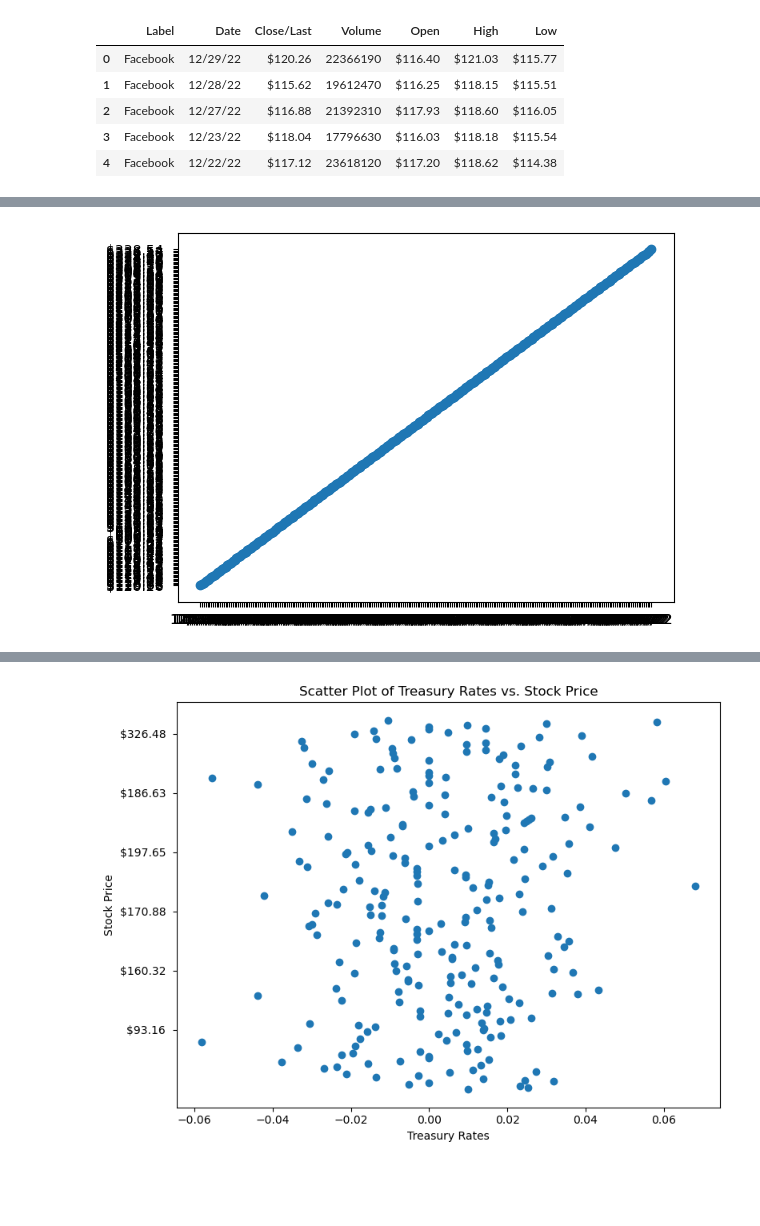
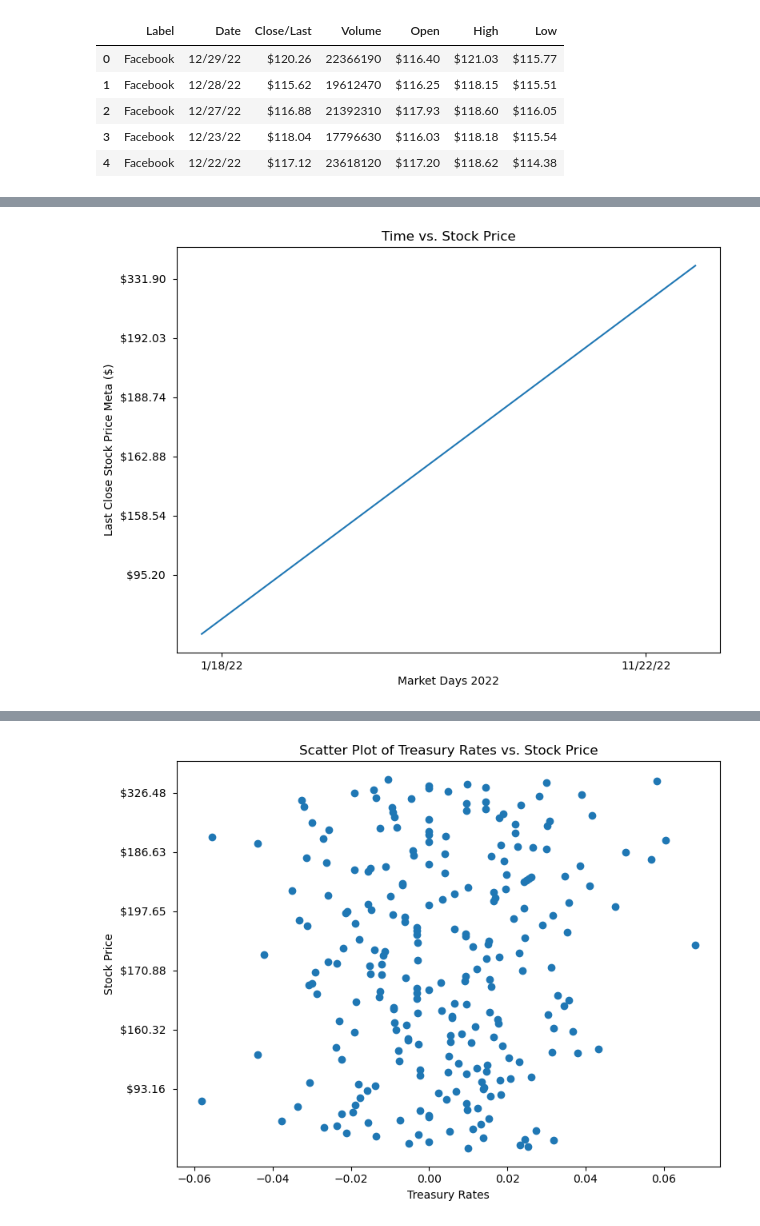
Before and after one commit to Marlon6598/NASDAQ-Project, a Jupyter notebook: MainFinGrab.ipynb, the cells around one changed output, grey strips where cells are left out. Saved outputs shown, nothing was run; the diff lists cells and outputs as text; code cells hidden in the pictures; blank space fills up the shorter version.

Commit message:
Successful Stock Price vs. Time Plot

```diff
--- a/MainFinGrab.ipynb
+++ b/MainFinGrab.ipynb
@@ -96,4 +167,4 @@ def linReg(xAxis,yAxis,x_lin_plot,y_lin_plot,yLabel):
 # %%
 # Create a DataFrame for each FAANG company
-facebook_df = mergedData.loc[mergedData["Label"] == "Facebook", :]
-facebook_df
+facebook_df = facebook_df.loc[mergedData["Label"] == "Facebook", :]
+facebook_df = facebook_df.sort_index(ascending=False)
@@ -114,18 +187,40 @@ facebook_df
 # %%
-# Linear regression on Facebook
+# Stock Price vs. Time Plot Meta
 Close = facebook_df["Close/Last"]
-Date = facebook_df["Date"]
+Date = facebook_df1["Date"]
+locator = AutoDateLocator()
+formatter = AutoDateFormatter(locator)
+#rule = rrulewrapper(MONTHLY, bywednesday=1, interval=1)
+#loc = RRuleLocator(rule)
+#formatter = DateFormatter('%m/%d/%y')
+#date1 = datetime.date(2022)
+
+plt.rcParams["figure.figsize"] = [8.00, 6.00]
+plt.rcParams["figure.autolayout"] = True
+
+
+fig, ax = plt.subplots()
+ytick_loc = [360, 320, 280, 240, 200, 160, 120, 80, 40]
+ax.set_yticks(ytick_loc)
+
+
+#axes.xaxis.set_major_formatter(fmt)
+#axes.tick_params(rotation=10)
+
 yAxis = Close
 xAxis = Date
-plt.scatter(Date,Close)
-# y_lin_plot = 100
-# x_lin_plot = 0
-# yLabel = "Meta Closing Stock Price ($)"
+plt.plot(Date,Close)
+plt.title("Time vs. Stock Price")
+plt.xlabel("Market Days 2022")
+plt.ylabel("Last Close Stock Price Meta ($)")
+
 # linReg(xAxis,yAxis,x_lin_plot,y_lin_plot,yLabel)
-#plt.savefig(f"Fig.5.png")
+#plt.gcf().autofmt_xdate()
+#plt.yticks([10,224])
+plt.xticks([10,224])
 plt.show()
 # %% [output]
-[figure, old version]
+[figure, new version]
 # %%
 # How do interest rate changes from the Federal Reserve affect stock prices during 2022?
 
```
Also changed, not shown: parts of 19 cells of this notebook, 1 other file.
